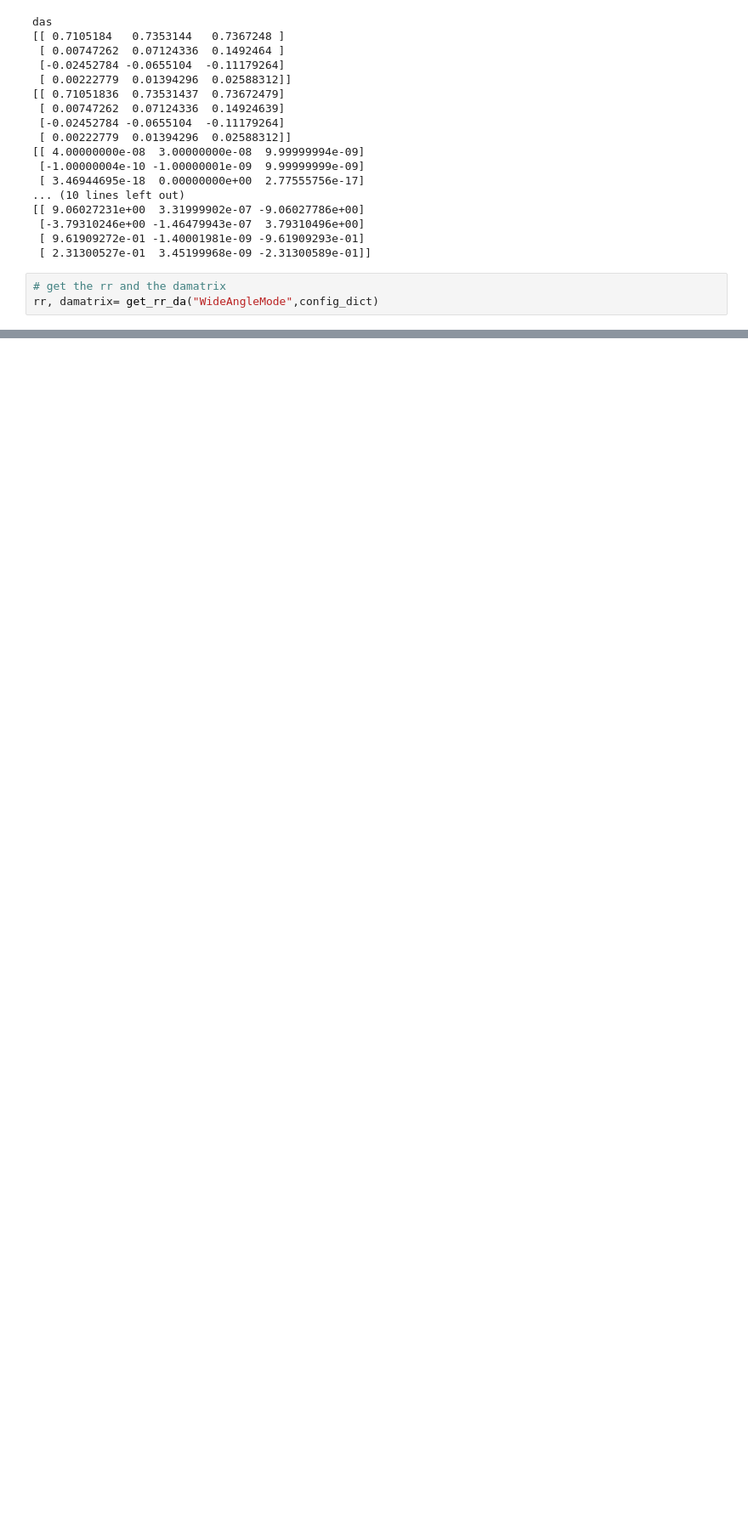
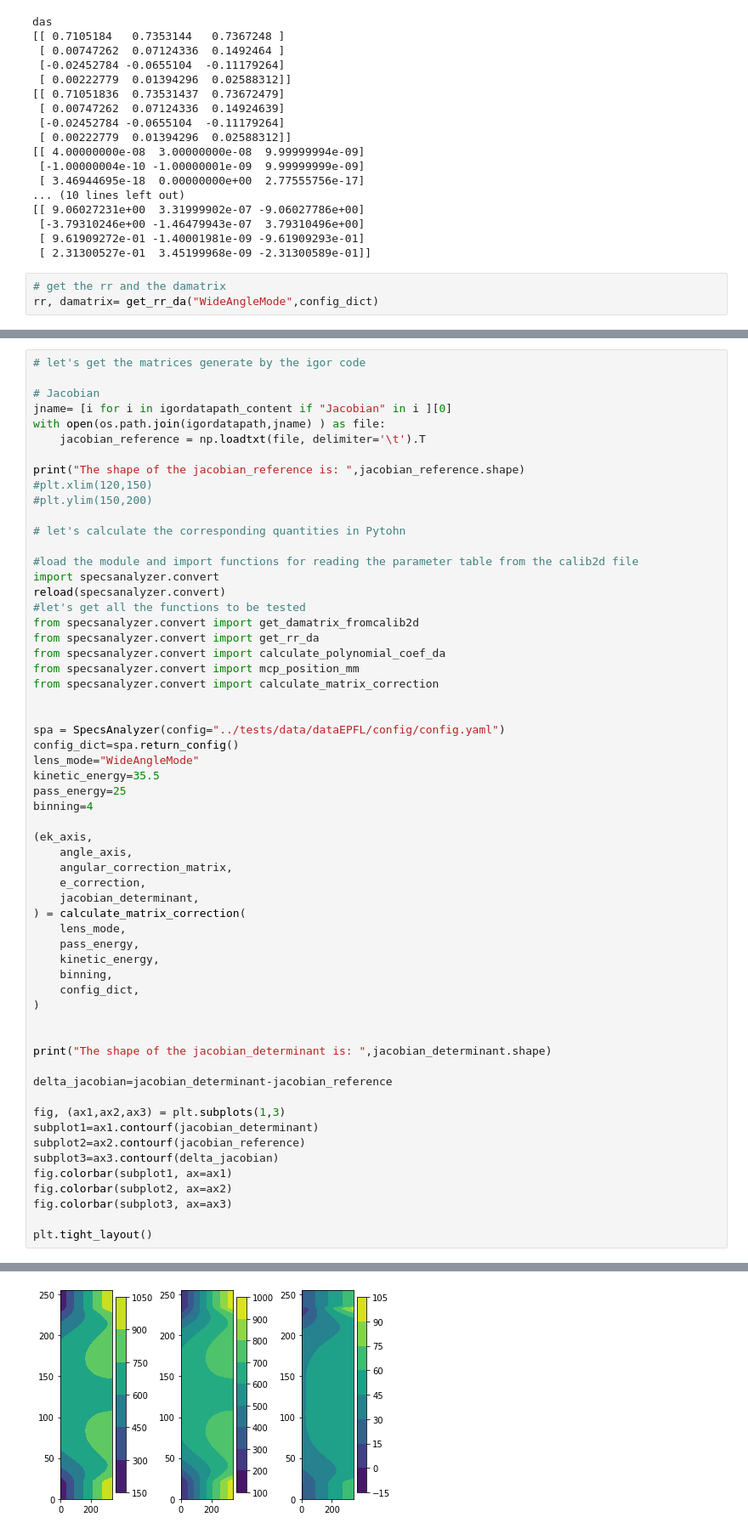
Before and after one commit to OpenCOMPES/specsanalyzer, a Jupyter notebook: tutorial/convert_file_tests.ipynb, the cells around one changed output, grey strips where cells are left out. Shown: that part at 85% size. Cells and saved outputs as stored; diff of their text form; blank space fills up the shorter version.

Commit message:
testing the ek and angle axis o match igor

```diff
--- a/tutorial/convert_file_tests.ipynb
+++ b/tutorial/convert_file_tests.ipynb
@@ -237,0 +194,60 @@ Di_coef_list
+# %%
+# let's get the matrices generate by the igor code
+
+# Jacobian
+jname= [i for i in igordatapath_content if "Jacobian" in i ][0]
+with open(os.path.join(igordatapath,jname) ) as file:
+    jacobian_reference = np.loadtxt(file, delimiter='\t').T
+
+print("The shape of the jacobian_reference is: ",jacobian_reference.shape)
+#plt.xlim(120,150)
+#plt.ylim(150,200)
+
+# let's calculate the corresponding quantities in Pytohn
+
+#load the module and import functions for reading the parameter table from the calib2d file
+import specsanalyzer.convert
+reload(specsanalyzer.convert)
+#let's get all the functions to be tested
+from specsanalyzer.convert import get_damatrix_fromcalib2d
+from specsanalyzer.convert import get_rr_da
+from specsanalyzer.convert import calculate_polynomial_coef_da
+from specsanalyzer.convert import mcp_position_mm
+from specsanalyzer.convert import calculate_matrix_correction
+
+
+spa = SpecsAnalyzer(config="../tests/data/dataEPFL/config/config.yaml")
+config_dict=spa.return_config()
+lens_mode="WideAngleMode"
+kinetic_energy=35.5
+pass_energy=25
+binning=4
+
+(ek_axis,
+    angle_axis,
+    angular_correction_matrix,
+    e_correction,
+    jacobian_determinant,
+) = calculate_matrix_correction(
+    lens_mode,
+    pass_energy,
+    kinetic_energy,
+    binning,
+    config_dict,
+)
+
+
+print("The shape of the jacobian_determinant is: ",jacobian_determinant.shape)
+
+delta_jacobian=jacobian_determinant-jacobian_reference
+
+fig, (ax1,ax2,ax3) = plt.subplots(1,3)
+subplot1=ax1.contourf(jacobian_determinant)
+subplot2=ax2.contourf(jacobian_reference)
+subplot3=ax3.contourf(delta_jacobian)
+fig.colorbar(subplot1, ax=ax1)
+fig.colorbar(subplot2, ax=ax2)
+fig.colorbar(subplot3, ax=ax3)
+
+plt.tight_layout()
+# %% [output]
@@ -237,0 +258 @@ Di_coef_list
+[figure, added]
```
Also changed, not shown: parts of 8 cells of this notebook, 1 other file.
